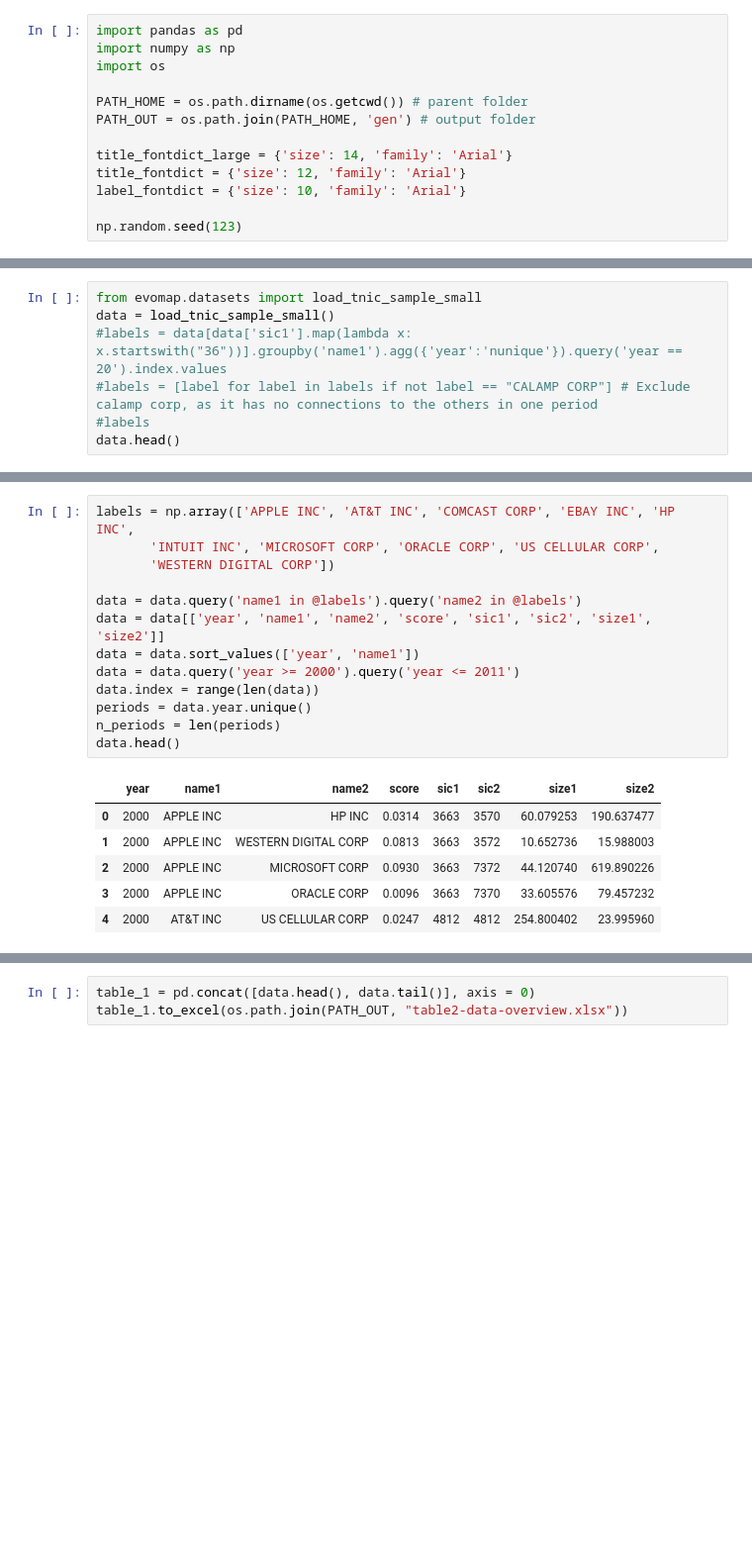
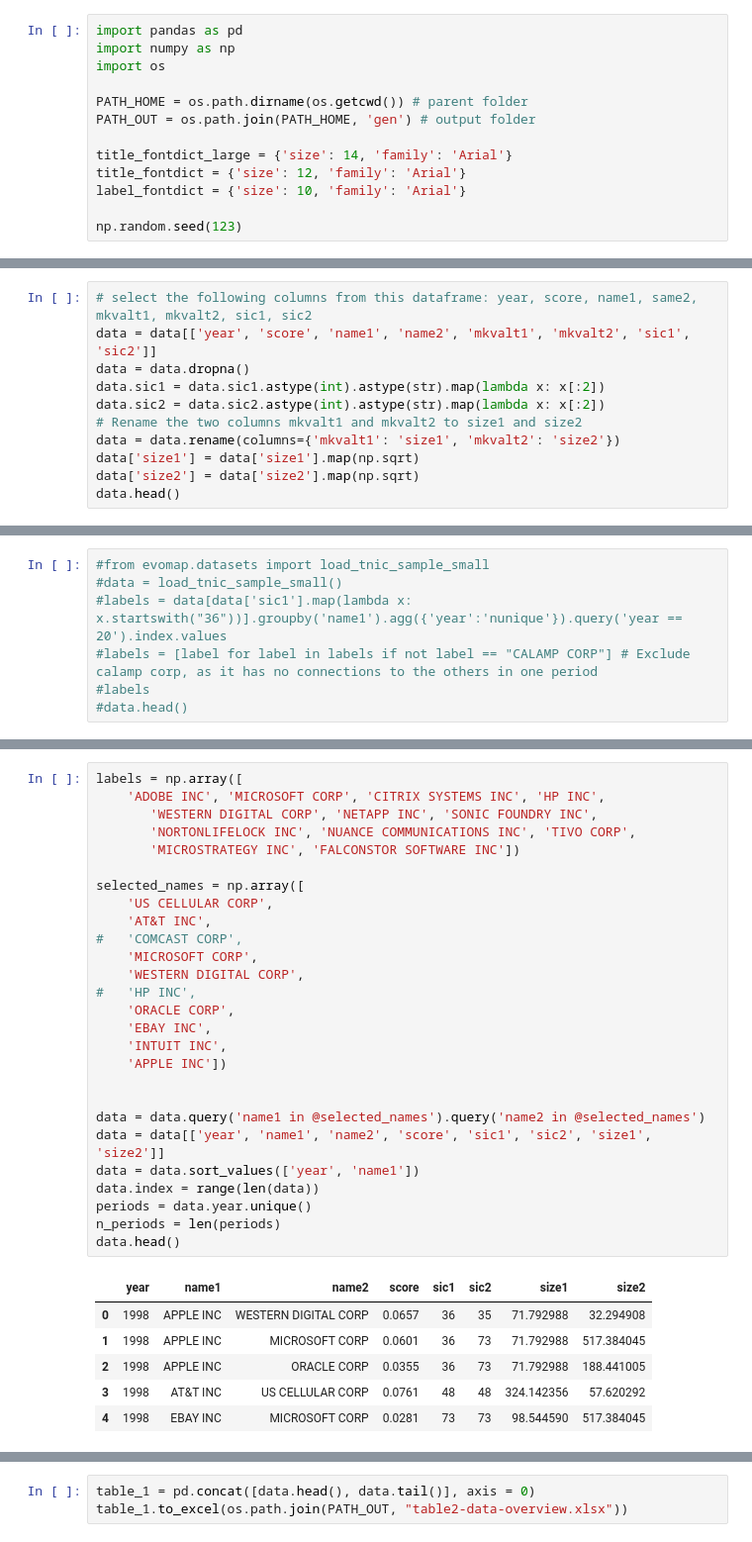
Before and after one commit to mpmatthe/evomap-JSS, a Jupyter notebook: src/evomap-demo.ipynb, the cells around one changed output, grey strips where cells are left out. Shown at 99% size. Cells and saved outputs as stored; diff of their text form; blank space fills up the shorter version.

Commit message:
Adjusted to full TNIC data

```diff
--- a/src/evomap-demo.ipynb
+++ b/src/evomap-demo.ipynb
@@ -123,0 +37,11 @@ For the dynamic example, we load another sample from the TNIC dataset that inclu
+# %%
+# select the following columns from this dataframe: year, score, name1, same2, mkvalt1, mkvalt2, sic1, sic2
+data = data[['year', 'score', 'name1', 'name2', 'mkvalt1', 'mkvalt2', 'sic1', 'sic2']]
+data = data.dropna()
+data.sic1 = data.sic1.astype(int).astype(str).map(lambda x: x[:2])
+data.sic2 = data.sic2.astype(int).astype(str).map(lambda x: x[:2])
+# Rename the two columns mkvalt1 and mkvalt2 to size1 and size2
+data = data.rename(columns={'mkvalt1': 'size1', 'mkvalt2': 'size2'})
+data['size1'] = data['size1'].map(np.sqrt)
+data['size2'] = data['size2'].map(np.sqrt)
+data.head()
@@ -124,7 +79,7 @@ For the dynamic example, we load another sample from the TNIC dataset that inclu
 # %%
-from evomap.datasets import load_tnic_sample_small
-data = load_tnic_sample_small()
+#from evomap.datasets import load_tnic_sample_small
+#data = load_tnic_sample_small()
 #labels = data[data['sic1'].map(lambda x: x.startswith("36"))].groupby('name1').agg({'year':'nunique'}).query('year == 20').index.values
 #labels = [label for label in labels if not label == "CALAMP CORP"] # Exclude calamp corp, as it has no connections to the others in one period
 #labels
-data.head()
+#data.head()
@@ -144,20 +92,34 @@ We focus on the period between 2000 and 2011 as all selected firms are present i
 # %%
-labels = np.array(['APPLE INC', 'AT&T INC', 'COMCAST CORP', 'EBAY INC', 'HP INC',
-       'INTUIT INC', 'MICROSOFT CORP', 'ORACLE CORP', 'US CELLULAR CORP',
-       'WESTERN DIGITAL CORP'])
+labels = np.array([
+    'ADOBE INC', 'MICROSOFT CORP', 'CITRIX SYSTEMS INC', 'HP INC',
+       'WESTERN DIGITAL CORP', 'NETAPP INC', 'SONIC FOUNDRY INC',
+       'NORTONLIFELOCK INC', 'NUANCE COMMUNICATIONS INC', 'TIVO CORP',
+       'MICROSTRATEGY INC', 'FALCONSTOR SOFTWARE INC'])
 
-data = data.query('name1 in @labels').query('name2 in @labels')
+selected_names = np.array([
+	'US CELLULAR CORP',
+	'AT&T INC',
+#	'COMCAST CORP',
+	'MICROSOFT CORP',
+	'WESTERN DIGITAL CORP',
+#	'HP INC',
+	'ORACLE CORP',
+	'EBAY INC',
+	'INTUIT INC',
+	'APPLE INC'])
+
+
+data = data.query('name1 in @selected_names').query('name2 in @selected_names')
 data = data[['year', 'name1', 'name2', 'score', 'sic1', 'sic2', 'size1', 'size2']]
 data = data.sort_values(['year', 'name1'])
-data = data.query('year >= 2000').query('year <= 2011')
 data.index = range(len(data))
 periods = data.year.unique()
 n_periods = len(periods)
 data.head()
 # %% [output]
 |  | year | name1 | name2 | score | sic1 | sic2 | size1 | size2 |
-| 0 | 2000 | APPLE INC | HP INC | 0.0314 | 3663 | 3570 | 60.079253 | 190.637477 |
-| 1 | 2000 | APPLE INC | WESTERN DIGITAL CORP | 0.0813 | 3663 | 3572 | 10.652736 | 15.988003 |
-| 2 | 2000 | APPLE INC | MICROSOFT CORP | 0.0930 | 3663 | 7372 | 44.120740 | 619.890226 |
-| 3 | 2000 | APPLE INC | ORACLE CORP | 0.0096 | 3663 | 7370 | 33.605576 | 79.457232 |
-| 4 | 2000 | AT&T INC | US CELLULAR CORP | 0.0247 | 4812 | 4812 | 254.800402 | 23.995960 |
+| 0 | 1998 | APPLE INC | WESTERN DIGITAL CORP | 0.0657 | 36 | 35 | 71.792988 | 32.294908 |
+| 1 | 1998 | APPLE INC | MICROSOFT CORP | 0.0601 | 36 | 73 | 71.792988 | 517.384045 |
+| 2 | 1998 | APPLE INC | ORACLE CORP | 0.0355 | 36 | 73 | 71.792988 | 188.441005 |
+| 3 | 1998 | AT&T INC | US CELLULAR CORP | 0.0761 | 48 | 48 | 324.142356 | 57.620292 |
+| 4 | 1998 | EBAY INC | MICROSOFT CORP | 0.0281 | 73 | 73 | 98.544590 | 517.384045 |
```
Also changed, not shown: parts of 140 cells of this notebook, 11 other files.
